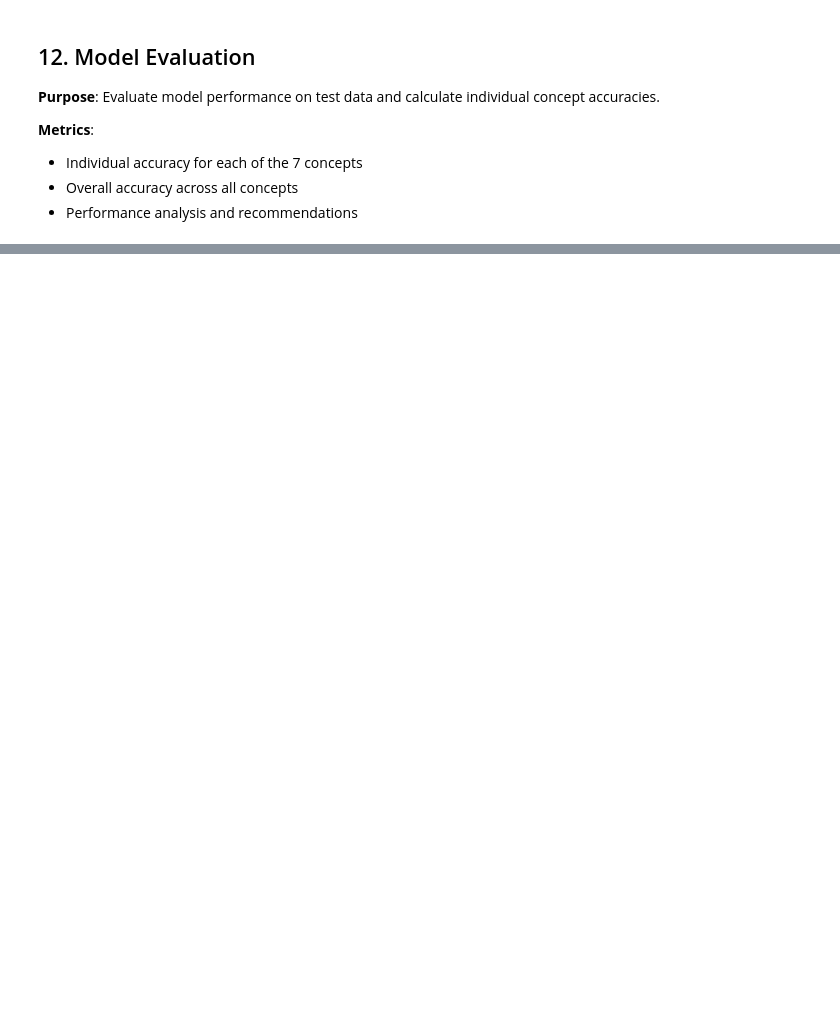
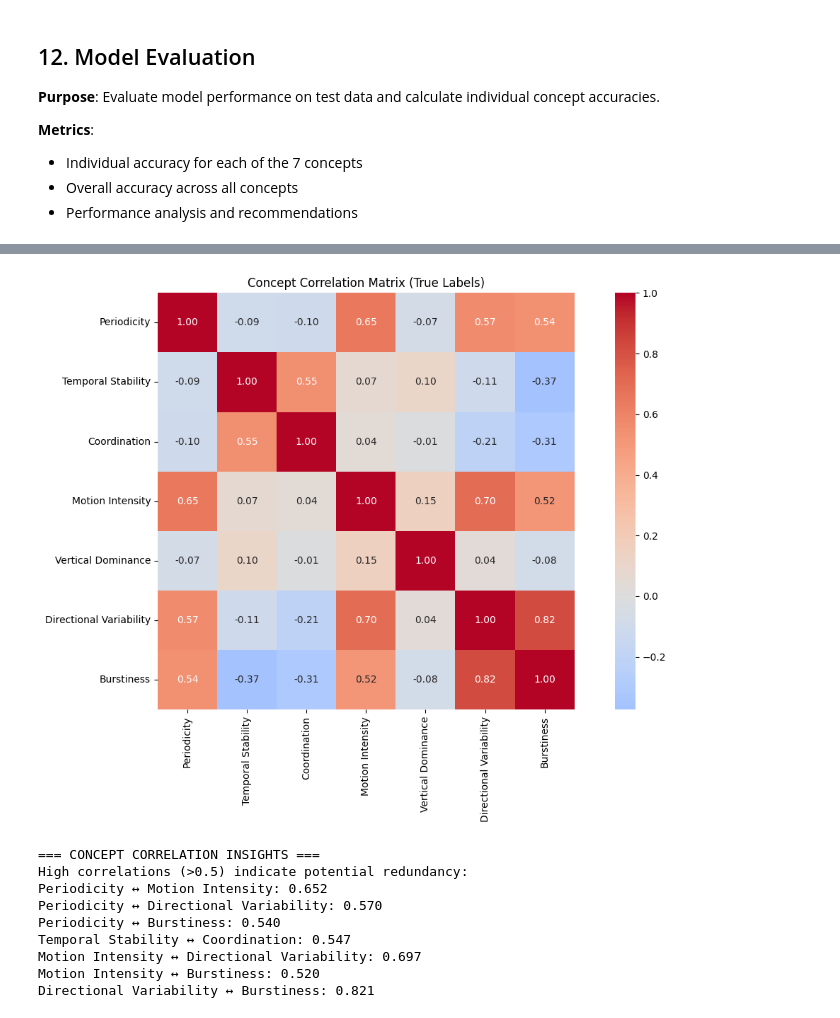
Before and after one commit to tudormatei/dsai-project, a Jupyter notebook: model-training/quick_train_cnn.ipynb, the cells around one changed output, grey strips where cells are left out. Drawn from its saved outputs; the diff is of its cells as text; code cells hidden in the pictures; blank space fills up the shorter version.

```diff
--- a/model-training/quick_train_cnn.ipynb
+++ b/model-training/quick_train_cnn.ipynb
@@ -772,0 +893,46 @@ Note: Static context is used internally to help motion concepts but is not evalu
+# %%
+# Concept Correlation Analysis
+plt.figure(figsize=(12, 8))
+
+# Create correlation matrix of true labels
+concept_labels = np.column_stack([
+    periodicity_true, temporal_stability_true, coordination_true,
+    motion_intensity_true, vertical_dominance_true,
+    directional_variability_true, burstiness_true
+])
+
+correlation_matrix = np.corrcoef(concept_labels.T)
+
+# Create heatmap
+sns.heatmap(correlation_matrix,
+            annot=True,
+            cmap='coolwarm',
+            center=0,
+            square=True,
+            xticklabels=concepts,
+            yticklabels=concepts,
+            fmt='.2f')
+
+plt.title('Concept Correlation Matrix (True Labels)')
+plt.tight_layout()
+plt.show()
+
+# Print correlation insights
+print("=== CONCEPT CORRELATION INSIGHTS ===")
+print("High correlations (>0.5) indicate potential redundancy:")
+for i in range(len(concepts)):
+    for j in range(i+1, len(concepts)):
+        corr = correlation_matrix[i, j]
+        if abs(corr) > 0.5:
+            print(f"{concepts[i]} ↔ {concepts[j]}: {corr:.3f}")
+# %% [output]
+[figure, added]
+=== CONCEPT CORRELATION INSIGHTS ===
+High correlations (>0.5) indicate potential redundancy:
+Periodicity ↔ Motion Intensity: 0.652
+Periodicity ↔ Directional Variability: 0.570
+Periodicity ↔ Burstiness: 0.540
+Temporal Stability ↔ Coordination: 0.547
+Motion Intensity ↔ Directional Variability: 0.697
+Motion Intensity ↔ Burstiness: 0.520
+Directional Variability ↔ Burstiness: 0.821
```
Also changed, not shown: parts of 10 cells of this notebook.
